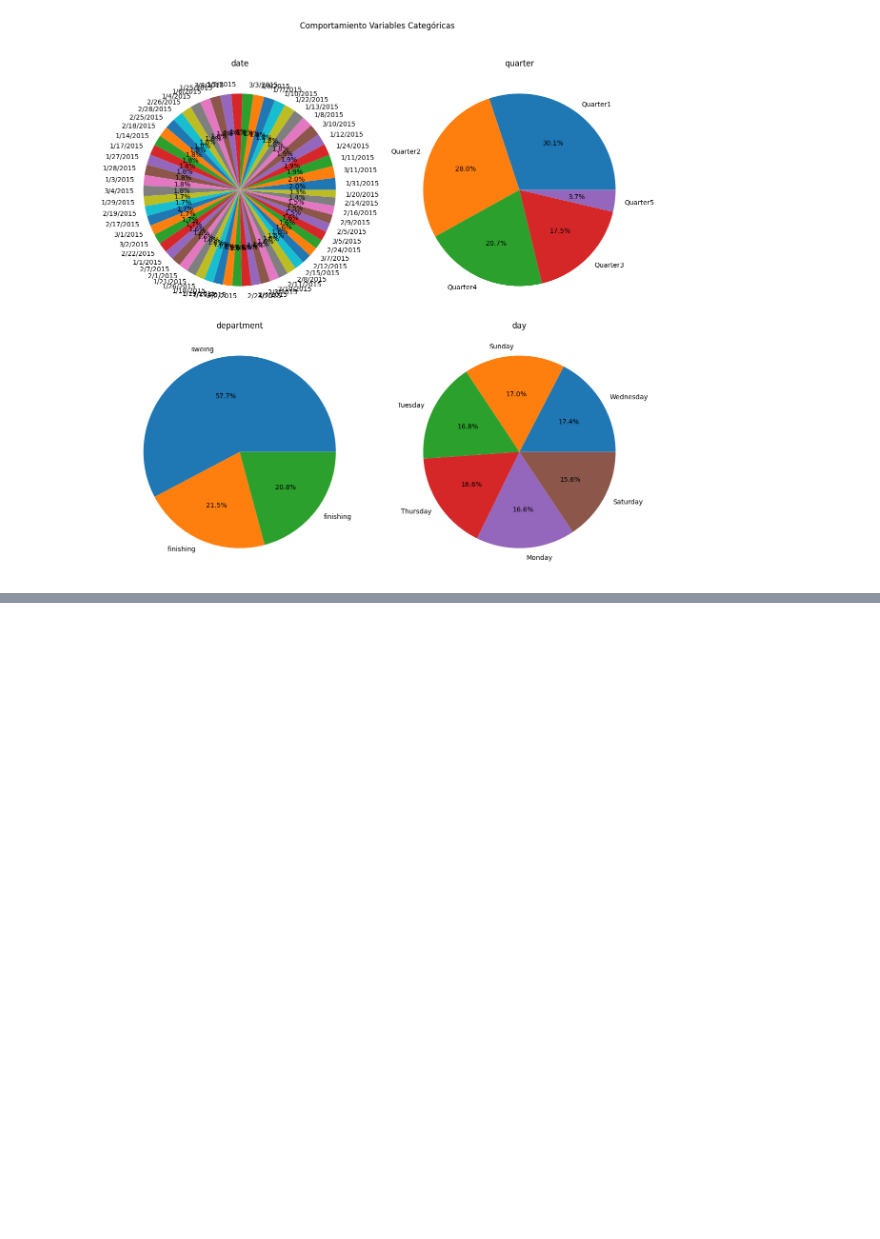
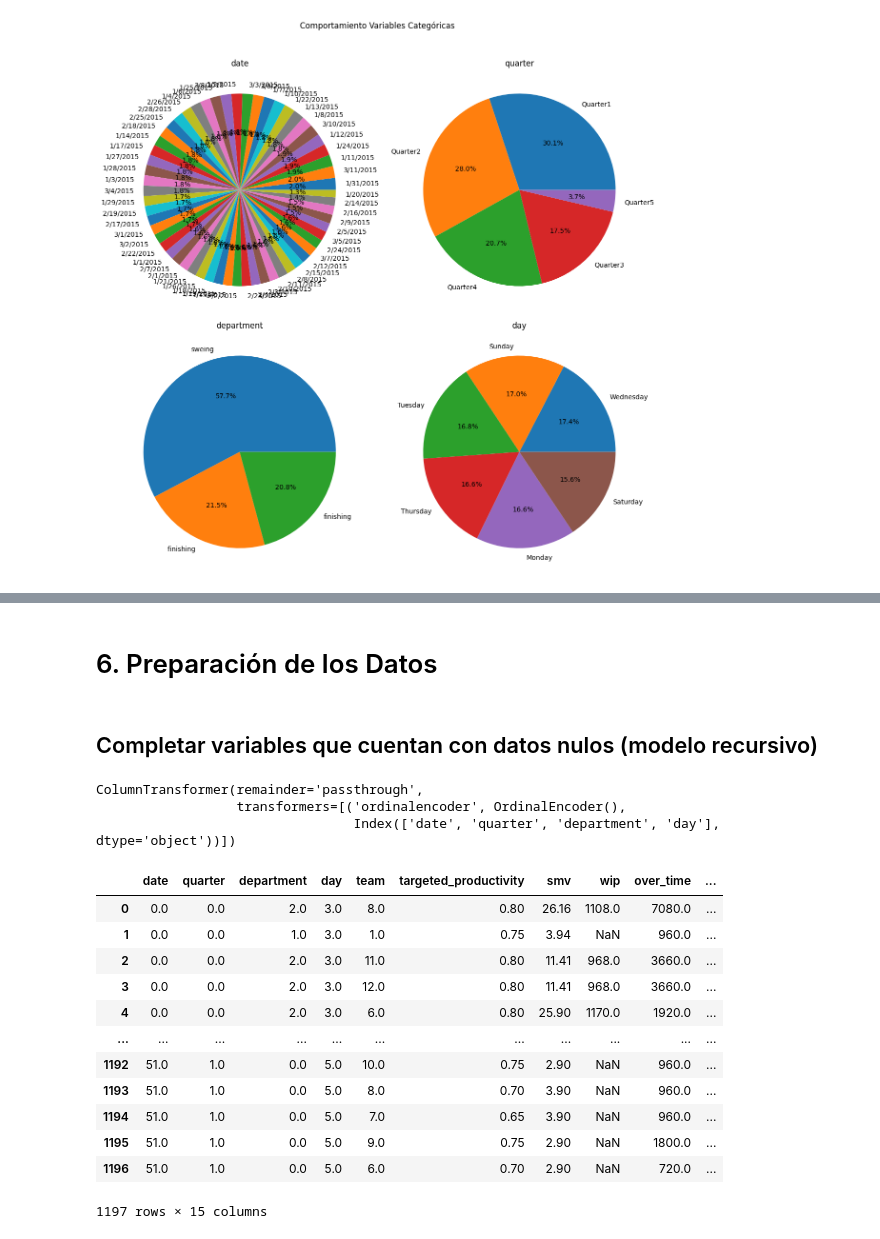
Before and after one commit to DavidBetancurRamirez/ComputacionCientifica, a Jupyter notebook: regresion/regresion_clase.ipynb, the cells around one changed output, grey strips where cells are left out. Cells and saved outputs as stored; diff of their text form; code cells hidden in the pictures; blank space fills up the shorter version.

```diff
--- a/regresion/regresion_clase.ipynb
+++ b/regresion/regresion_clase.ipynb
@@ -140,0 +147,43 @@ plt.show()
+# %% [markdown]
+# 6. Preparación de los Datos
+# %% [markdown]
+## Completar variables que cuentan con datos nulos (modelo recursivo)
+# %%
+import sklearn
+
+categorical_cols = data.select_dtypes(include = ['object']).columns
+categorical_transformer = sklearn.compose.make_column_transformer(
+    (sklearn.preprocessing.OrdinalEncoder(), categorical_cols),
+    remainder = 'passthrough'
+)
+categorical_transformer
+# %% [output]
+ColumnTransformer(remainder='passthrough',
+                  transformers=[('ordinalencoder', OrdinalEncoder(),
+                                 Index(['date', 'quarter', 'department', 'day'], dtype='object'))])
+# %%
+data_transformed = pd.DataFrame(
+  categorical_transformer.fit_transform(data),
+  columns=categorical_transformer.get_feature_names_out(),
+  index=data.index
+).rename(
+  columns=lambda x: x.removeprefix('ordinalencoder__')
+).rename(
+  columns=lambda x: x.removeprefix('remainder__')
+)
+
+data_transformed
+# %% [output]
+|  | date | quarter | department | day | team | targeted_productivity | smv | wip | over_time | ... |
+| 0 | 0.0 | 0.0 | 2.0 | 3.0 | 8.0 | 0.80 | 26.16 | 1108.0 | 7080.0 | ... |
+| 1 | 0.0 | 0.0 | 1.0 | 3.0 | 1.0 | 0.75 | 3.94 | NaN | 960.0 | ... |
+| 2 | 0.0 | 0.0 | 2.0 | 3.0 | 11.0 | 0.80 | 11.41 | 968.0 | 3660.0 | ... |
+| 3 | 0.0 | 0.0 | 2.0 | 3.0 | 12.0 | 0.80 | 11.41 | 968.0 | 3660.0 | ... |
+| 4 | 0.0 | 0.0 | 2.0 | 3.0 | 6.0 | 0.80 | 25.90 | 1170.0 | 1920.0 | ... |
+| ... | ... | ... | ... | ... | ... | ... | ... | ... | ... | ... |
+| 1192 | 51.0 | 1.0 | 0.0 | 5.0 | 10.0 | 0.75 | 2.90 | NaN | 960.0 | ... |
+| 1193 | 51.0 | 1.0 | 0.0 | 5.0 | 8.0 | 0.70 | 3.90 | NaN | 960.0 | ... |
+| 1194 | 51.0 | 1.0 | 0.0 | 5.0 | 7.0 | 0.65 | 3.90 | NaN | 960.0 | ... |
+| 1195 | 51.0 | 1.0 | 0.0 | 5.0 | 9.0 | 0.75 | 2.90 | NaN | 1800.0 | ... |
+| 1196 | 51.0 | 1.0 | 0.0 | 5.0 | 6.0 | 0.70 | 2.90 | NaN | 720.0 | ... |
+1197 rows × 15 columns
```
Also changed, not shown: parts of 28 cells of this notebook.
